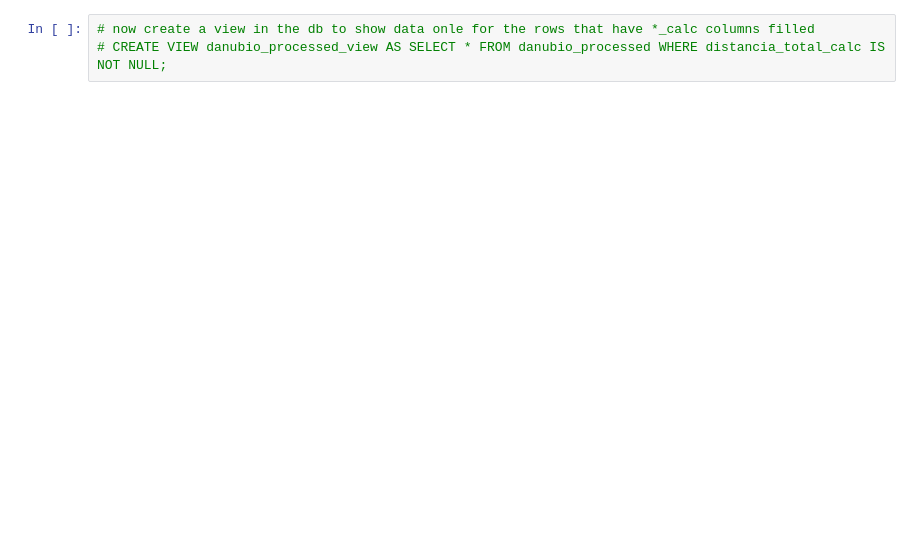
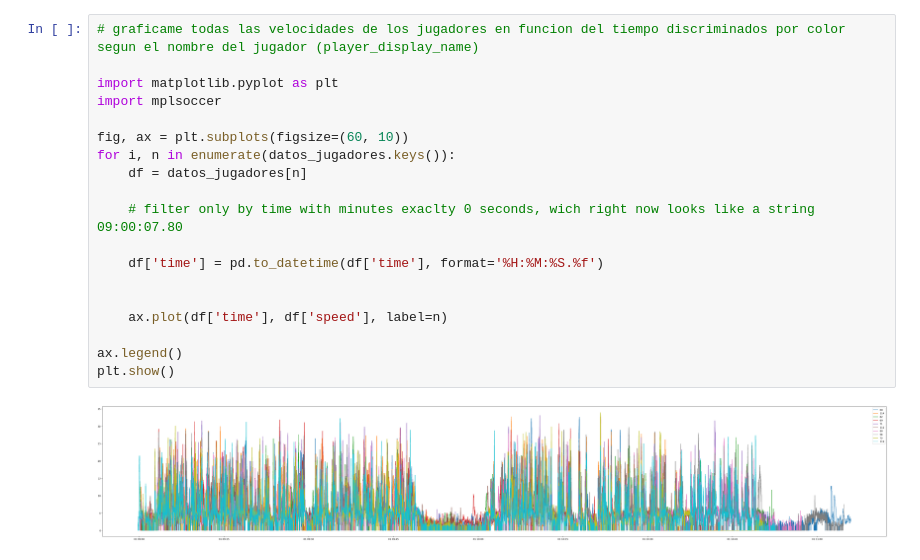
Before and after one commit to MBerguer/tesis-futbol, a Jupyter notebook: notebooks/wcs/wcs-db-optimizadito.ipynb, the cells around one changed output. Saved outputs shown, nothing was run; the diff lists cells and outputs as text; blank space fills up the shorter version.

Commit message:
grafica mejorada

```diff
--- a/notebooks/wcs/wcs-db-optimizadito.ipynb
+++ b/notebooks/wcs/wcs-db-optimizadito.ipynb
@@ -546,3 +537,21 @@ Pandas data type for column elapsed_time: float64
-# %%
-# now create a view in the db to show data onle for the rows that have *_calc columns filled
-# CREATE VIEW danubio_processed_view AS SELECT * FROM danubio_processed WHERE distancia_total_calc IS NOT NULL;
+# %%
+# graficame todas las velocidades de los jugadores en funcion del tiempo discriminados por color segun el nombre del jugador (player_display_name)
+
+import matplotlib.pyplot as plt
+import mplsoccer
+
+fig, ax = plt.subplots(figsize=(60, 10))
+for i, n in enumerate(datos_jugadores.keys()):
+    df = datos_jugadores[n]
+
+    # filter only by time with minutes exaclty 0 seconds, wich right now looks like a string 09:00:07.80
+
+    df['time'] = pd.to_datetime(df['time'], format='%H:%M:%S.%f')
+
+
+    ax.plot(df['time'], df['speed'], label=n)
+
+ax.legend()
+plt.show()
+# %% [output]
+[figure, added]
```
Also changed, not shown: parts of 6 cells of this notebook.
